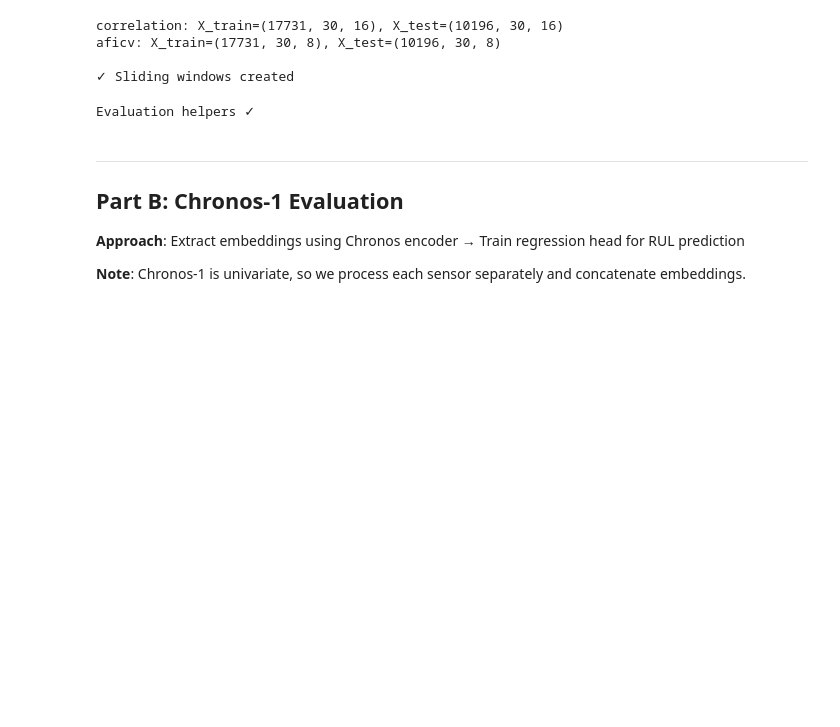
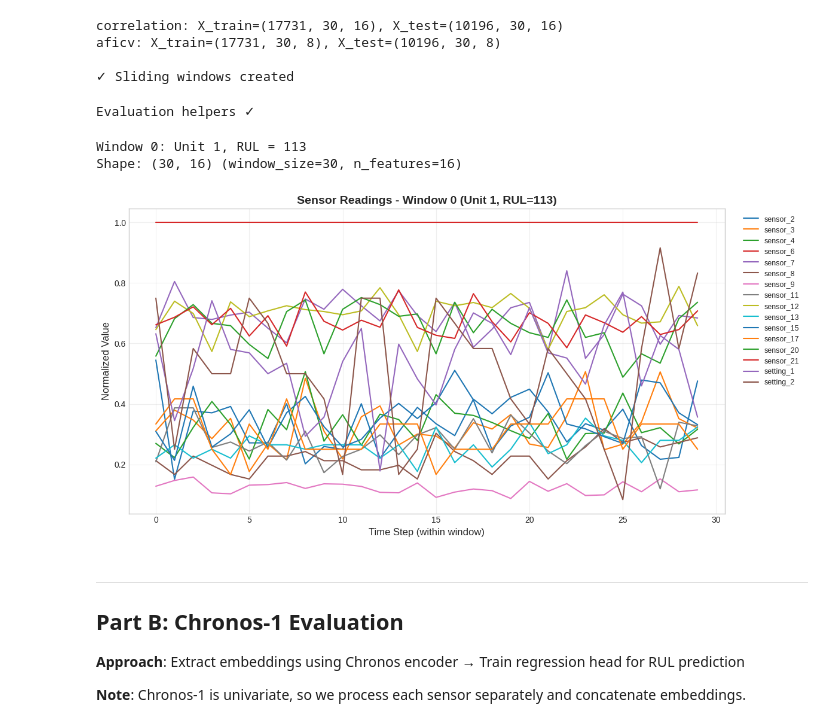
Before and after one commit to f-khadija-benzine/PhD-Project-, a Jupyter notebook: notebooks/W06_Chronos_Comparison.ipynb, the cells around one changed output. Cells and saved outputs as stored; diff of their text form; code cells hidden in the pictures; blank space fills up the shorter version.

```diff
--- a/notebooks/W06_Chronos_Comparison.ipynb
+++ b/notebooks/W06_Chronos_Comparison.ipynb
@@ -273,6 +266,44 @@ ALL_RESULTS = []
 print("Evaluation helpers ✓")
 # %% [output]
 Evaluation helpers ✓
+# %%
+# === Visualisation d'une fenêtre temporelle ===
+
+fs_name = 'correlation'
+features = feature_sets[fs_name]
+X_data = data_dict[fs_name]['X_test']  # (n_samples, window_size, n_features)
+y_data = data_dict[fs_name]['y_test']
+units = data_dict[fs_name]['units_test']
+
+# Choisir une fenêtre à visualiser
+window_idx = 0  # Première fenêtre (change pour voir d'autres)
+
+print(f"Window {window_idx}: Unit {units[window_idx]}, RUL = {y_data[window_idx]:.0f}")
+print(f"Shape: {X_data[window_idx].shape} (window_size={W}, n_features={len(features)})")
+
+# Plot 1: Toutes les features sur un seul graphe
+fig, ax = plt.subplots(figsize=(12, 6))
+
+window = X_data[window_idx]  # (window_size, n_features)
+time_steps = np.arange(W)
+
+for i, feat in enumerate(features):
+    ax.plot(time_steps, window[:, i], label=feat, linewidth=1.5)
+
+ax.set_xlabel('Time Step (within window)', fontsize=12)
+ax.set_ylabel('Normalized Value', fontsize=12)
+ax.set_title(f'Sensor Readings - Window {window_idx} (Unit {units[window_idx]}, RUL={y_data[window_idx]:.0f})',
+             fontsize=14, fontweight='bold')
+ax.legend(bbox_to_anchor=(1.02, 1), loc='upper left', fontsize=9)
+ax.grid(True, alpha=0.3)
+
+plt.tight_layout()
+plt.savefig(f'{SAVE_DIR}/window_example_{window_idx}_{TIMESTAMP}.png', dpi=150, bbox_inches='tight')
+plt.show()
+# %% [output]
+Window 0: Unit 1, RUL = 113
+Shape: (30, 16) (window_size=30, n_features=16)
+[figure, added]
 # %% [markdown]
 ---
 ## Part B: Chronos-1 Evaluation
```
Also changed, not shown: parts of 11 cells of this notebook.
